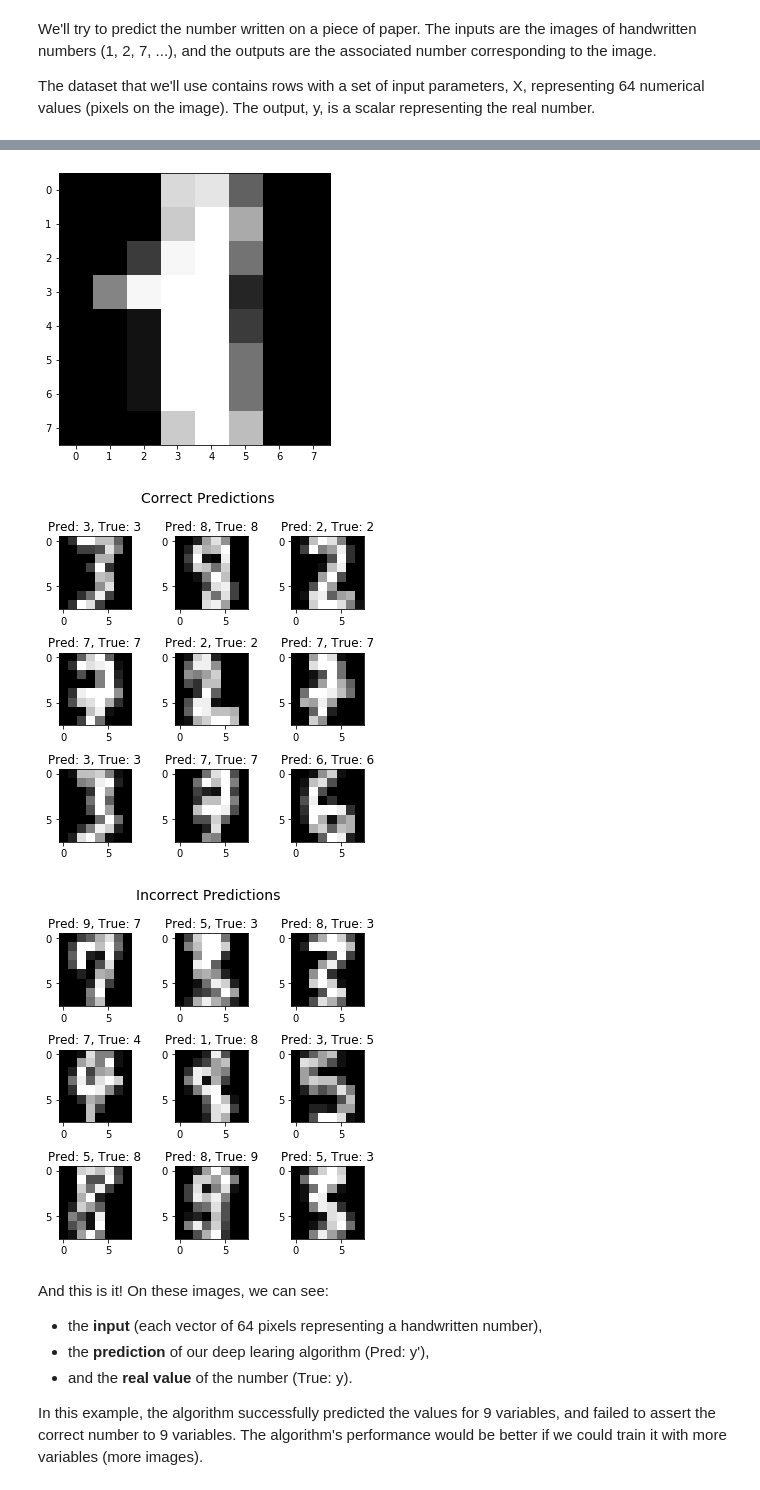
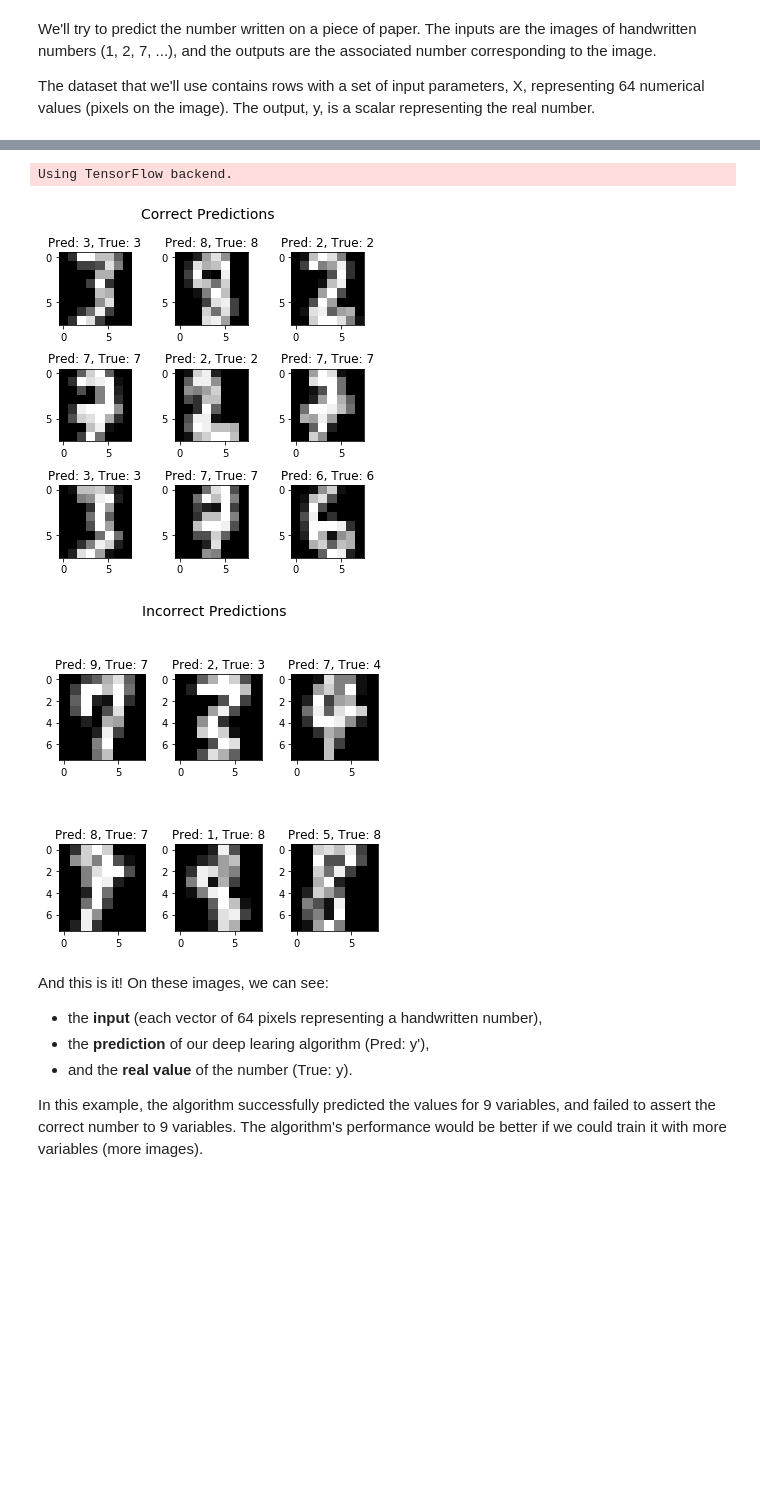
Before and after one commit to samyBouzerda/BigDataAnalytics2020_Rolex, a Jupyter notebook: code/deep learning example Sam.ipynb, the cells around one changed output, grey strips where cells are left out. Drawn from its saved outputs; the diff is of its cells as text; code cells hidden in the pictures; blank space fills up the shorter version.

```diff
--- a/code/deep learning example Sam.ipynb
+++ b/code/deep learning example Sam.ipynb
@@ -35,9 +35,9 @@ nb_classes = 10
 digits = load_digits()
 X = digits.data #it's a vector of 64 values (pixels), with zero being a black dot and higher values mean brighter dots
 y = digits.target #it's a vector of dimension 1x1 representing the value (number) of the vector X --> y[1] = 1
-plt.imshow(X[7].reshape((8,8)), plt.get_cmap('Greys_r'), interpolation='nearest')
+#plt.imshow(X[7].reshape((8,8)), plt.get_cmap('Greys_r'), interpolation='nearest')
 #plt.show()
-plt.imshow(X[1].reshape((8,8)), plt.get_cmap('Greys_r'), interpolation='nearest')
+#plt.imshow(X[1].reshape((8,8)), plt.get_cmap('Greys_r'), interpolation='nearest')
 
 # -- Train/test split --
 from sklearn.model_selection import train_test_split
@@ -100,7 +100,7 @@ for i, ax in enumerate(axes.flatten()):
 plt.suptitle('Correct Predictions', y=1.05, size=14)
 plt.tight_layout()
 
-fig, axes = plt.subplots(3, 3, figsize=(5, 5))
+fig, axes = plt.subplots(2, 3, figsize=(5, 5))
 for i, ax in enumerate(axes.flatten()):
     ax.imshow(X_test[incorrect_indices[i]].reshape(8,8), cmap='gray', interpolation='none')
     ax.set_title("Pred: {}, True: {}".format(predicted_classes[incorrect_indices[i]], actual_classes[incorrect_indices[i]]))
@@ -127,6 +127,6 @@ Epoch 20/20
+Using TensorFlow backend.
-[figure, old version]
+[figure, new version]
-[figure, old version]
+[figure, new version]
-[figure, removed]
 # %% [markdown]
 And this is it! On these images, we can see:
 * the **input** (each vector of 64 pixels representing a handwritten number),
```
Also changed, not shown: parts of 1 cell of this notebook.
